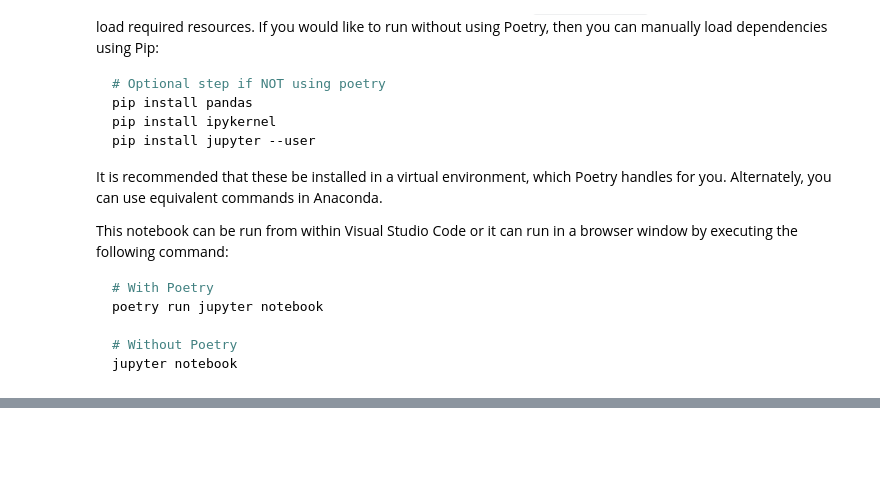
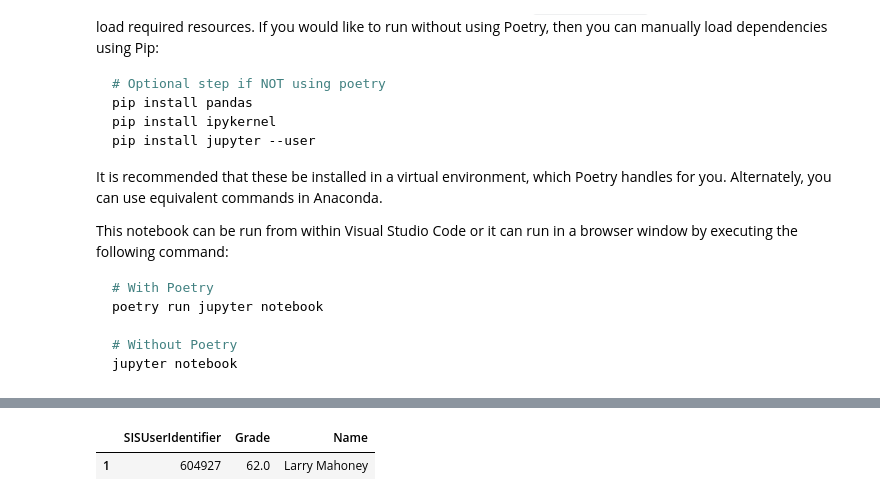
Before and after one commit to Ed-Fi-Exchange-OSS/LMS-Toolkit, a Jupyter notebook: src/notebooks/filesystem-tutorial.ipynb, the cells around one changed output, grey strips where cells are left out. Saved outputs shown, nothing was run; the diff lists cells and outputs as text; code cells hidden in the pictures; blank space fills up the shorter version.

```diff
--- a/src/notebooks/filesystem-tutorial.ipynb
+++ b/src/notebooks/filesystem-tutorial.ipynb
@@ -147,0 +293,58 @@ PENDING: what comes next? Do something that demonstrates merging all assignments
+# %%
+sample_dir = os.path.join("..", "..", "docs", "sample-out")
+
+users = get_all_users(sample_dir)
+sections = get_all_sections(sample_dir)
+section_associations = get_all_section_associations(sample_dir, sections)
+grades = get_all_grades(sample_dir, sections)
+
+# Merge: users <--> section_associations <--> grades
+left_key = "SourceSystemIdentifier"
+right_key = "LMSUserSourceSystemIdentifier"
+working = users.merge(section_associations, left_on=left_key, right_on=right_key, suffixes=("_u","_sa"))
+
+left_key = "SourceSystemIdentifier_sa"
+right_key = "LMSUserLMSSectionAssociationSourceSystemIdentifier"
+working = working.merge(grades, left_on=left_key, right_on=right_key, suffixes=("","_g"))
+
+# Filter on Final grades
+working = working[working["GradeType"] == "Final"]
+
+# Convert letter grades to numeric grades
+def _convert_grades(grade):
+    if grade.isnumeric():
+        return grade
+
+    switch = {
+        "A": 95,
+        "B": 85,
+        "C": 75,
+        "D": 65
+    }
+    return switch.get(grade, 55)
+
+working["Grade"] = working["Grade"].apply(_convert_grades)
+
+# Need to convert the Grade column to a numeric type - it still has the
+# generic object type
+working["Grade"] = working["Grade"].apply(float)
+
+# Narrow down to columns we care about. For grouping, use the SIS unique
+# identifier instead of the name. The name will be lost in the grouping
+# anyway, and we'll have to re-merge with Users later on to recover it.
+working = working[["Name", "SISUserIdentifier", "Grade"]]
+
+# Group by student, using the SIS unique identifier
+average_grades = working.groupby(by="SISUserIdentifier", as_index=False).mean(numeric_only=True)
+
+# Pull the student names back in
+average_grades = average_grades.merge(users[["Name","SISUserIdentifier"]], on="SISUserIdentifier")
+
+# Filter to those in danger of failing
+failing = average_grades[average_grades["Grade"] < 70]
+
+# Finally, display the students of concern
+display(failing)
+# %% [output]
+|  | SISUserIdentifier | Grade | Name |
+| 1 | 604927 | 62.0 | Larry Mahoney |
```
Also changed, not shown: parts of 13 cells of this notebook.
